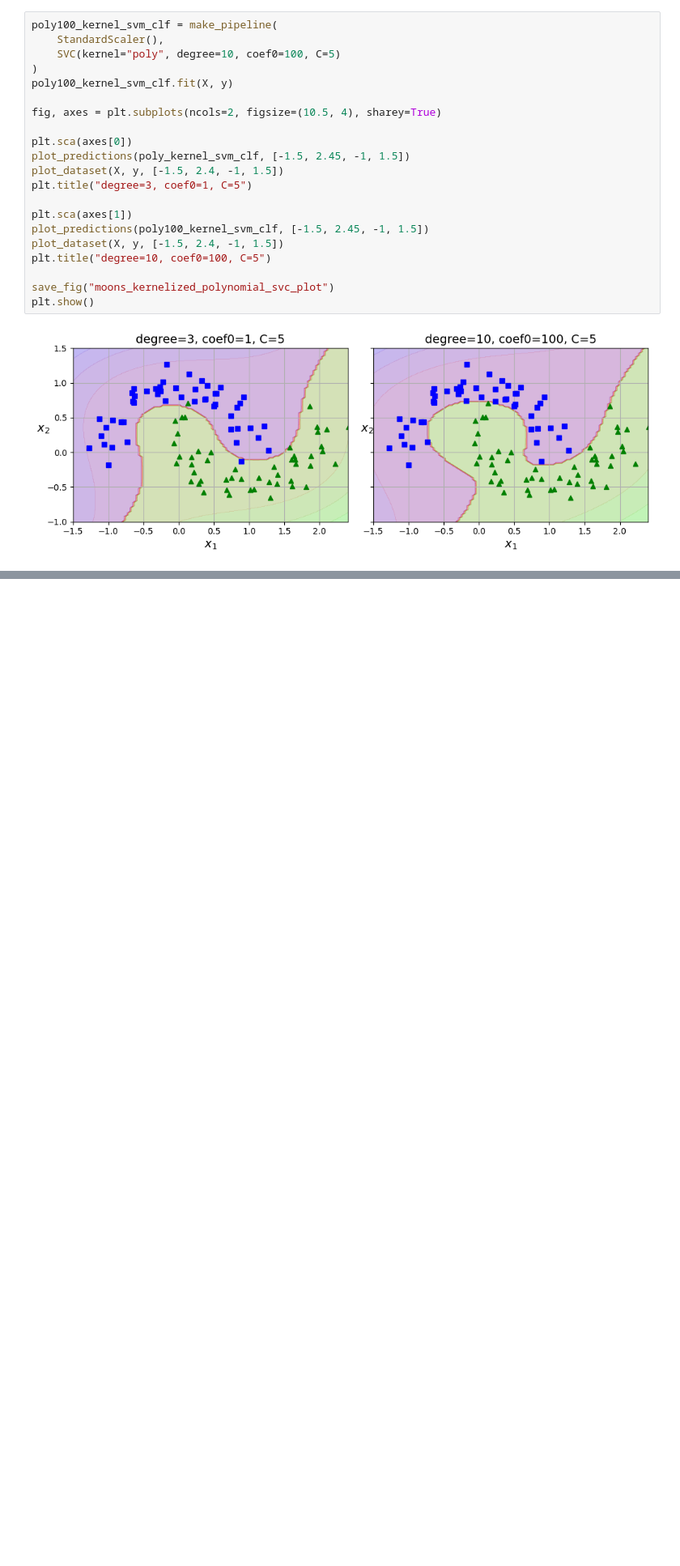
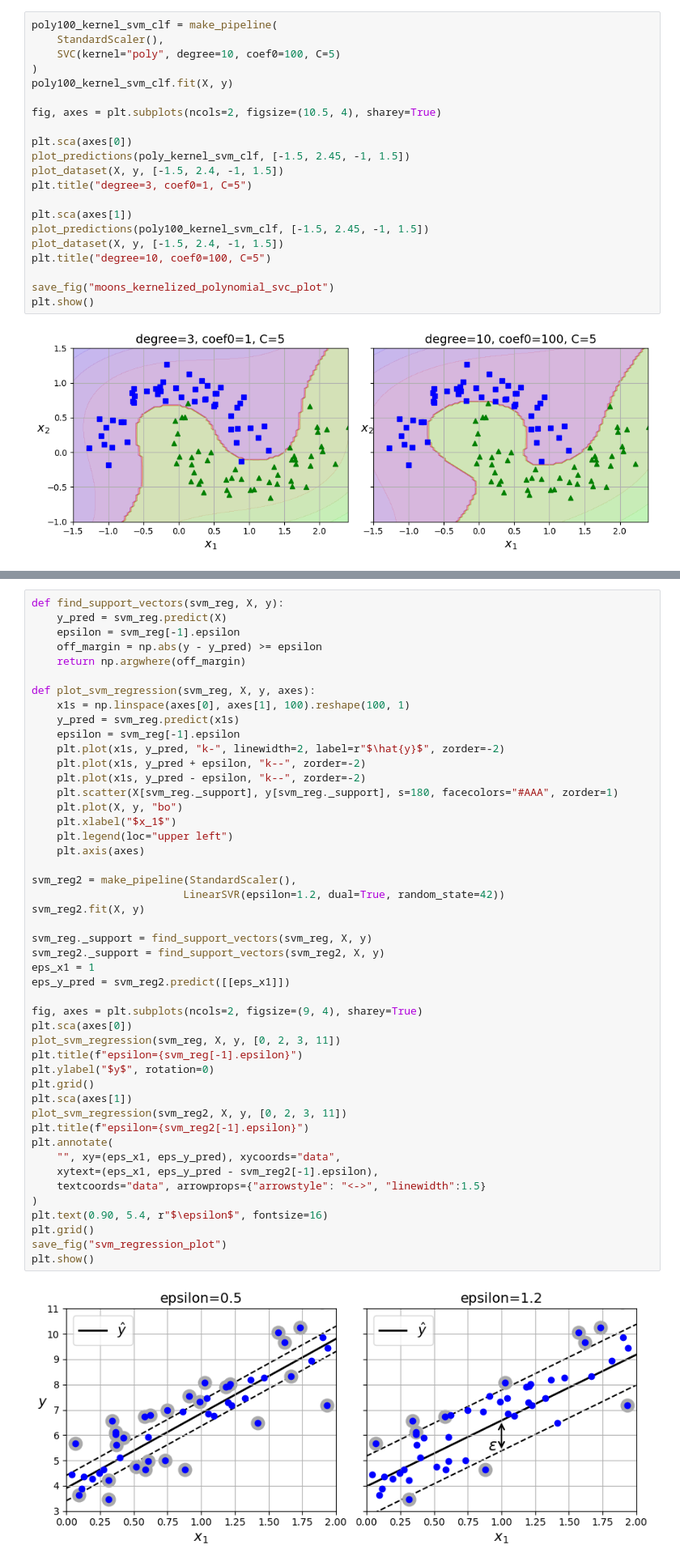
Before and after one commit to HYSK-cmd/AI-ML-Challenger, a Jupyter notebook: handson-ml3/Chapter 5_svm.ipynb, the cells around one changed output, grey strips where cells are left out. Shown at 81% size. Cells and saved outputs as stored; diff of their text form; blank space fills up the shorter version.

```diff
--- a/handson-ml3/Chapter 5_svm.ipynb
+++ b/handson-ml3/Chapter 5_svm.ipynb
@@ -387,0 +493,49 @@ yk = np.array([0, 0, 1, 1, 1, 1, 1, 0, 0])
+# %%
+def find_support_vectors(svm_reg, X, y):
+    y_pred = svm_reg.predict(X)
+    epsilon = svm_reg[-1].epsilon
+    off_margin = np.abs(y - y_pred) >= epsilon
+    return np.argwhere(off_margin)
+
+def plot_svm_regression(svm_reg, X, y, axes):
+    x1s = np.linspace(axes[0], axes[1], 100).reshape(100, 1)
+    y_pred = svm_reg.predict(x1s)
+    epsilon = svm_reg[-1].epsilon
+    plt.plot(x1s, y_pred, "k-", linewidth=2, label=r"$\hat{y}$", zorder=-2)
+    plt.plot(x1s, y_pred + epsilon, "k--", zorder=-2)
+    plt.plot(x1s, y_pred - epsilon, "k--", zorder=-2)
+    plt.scatter(X[svm_reg._support], y[svm_reg._support], s=180, facecolors="#AAA", zorder=1)
+    plt.plot(X, y, "bo")
+    plt.xlabel("$x_1$")
+    plt.legend(loc="upper left")
+    plt.axis(axes)
+
+svm_reg2 = make_pipeline(StandardScaler(),
+                        LinearSVR(epsilon=1.2, dual=True, random_state=42))
+svm_reg2.fit(X, y)
+
+svm_reg._support = find_support_vectors(svm_reg, X, y)
+svm_reg2._support = find_support_vectors(svm_reg2, X, y)
+eps_x1 = 1
+eps_y_pred = svm_reg2.predict([[eps_x1]])
+
+fig, axes = plt.subplots(ncols=2, figsize=(9, 4), sharey=True)
+plt.sca(axes[0])
+plot_svm_regression(svm_reg, X, y, [0, 2, 3, 11])
+plt.title(f"epsilon={svm_reg[-1].epsilon}")
+plt.ylabel("$y$", rotation=0)
+plt.grid()
+plt.sca(axes[1])
+plot_svm_regression(svm_reg2, X, y, [0, 2, 3, 11])
+plt.title(f"epsilon={svm_reg2[-1].epsilon}")
+plt.annotate(
+    "", xy=(eps_x1, eps_y_pred), xycoords="data",
+    xytext=(eps_x1, eps_y_pred - svm_reg2[-1].epsilon),
+    textcoords="data", arrowprops={"arrowstyle": "<->", "linewidth":1.5}
+)
+plt.text(0.90, 5.4, r"$\epsilon$", fontsize=16)
+plt.grid()
+save_fig("svm_regression_plot")
+plt.show()
+# %% [output]
+[figure, added]
```
Also changed, not shown: parts of 42 cells of this notebook, 6 other files.
